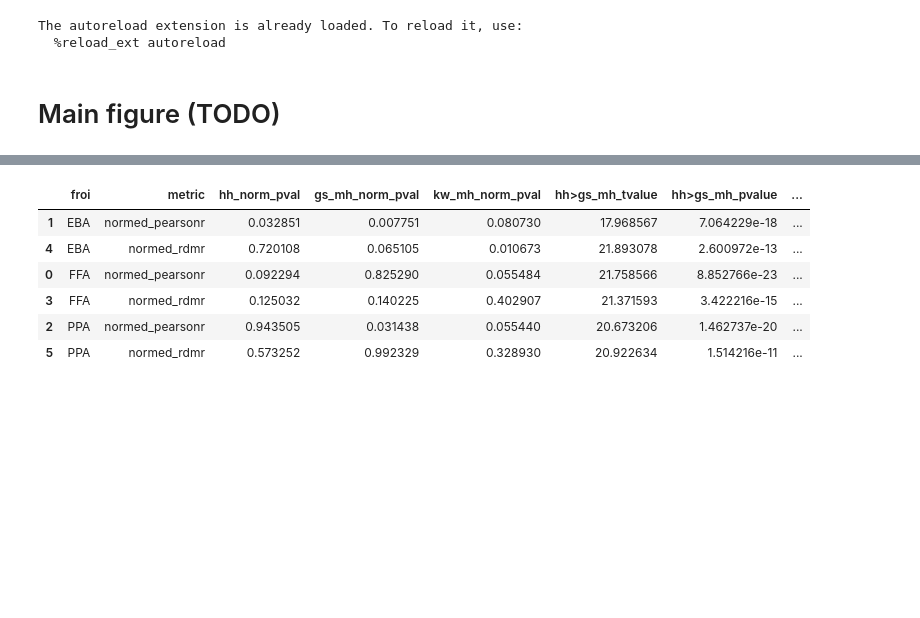
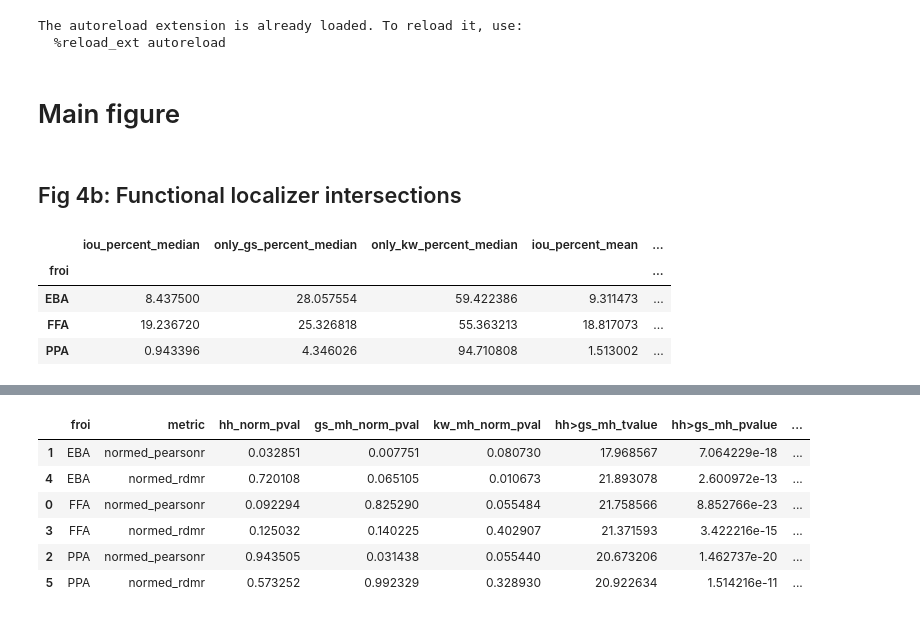
Before and after one commit to murtylab/comparing-category-selectivity, a Jupyter notebook: preprint/preprint_figs_section4.ipynb, the cells around one changed output, grey strips where cells are left out. Cells and saved outputs as stored; diff of their text form; code cells hidden in the pictures; blank space fills up the shorter version.

```diff
--- a/preprint/preprint_figs_section4.ipynb
+++ b/preprint/preprint_figs_section4.ipynb
@@ -68,4 +69,6 @@ def get_shades(hex_color, n=5, lighten_limit=0.25, darken_limit=0.75):
         colors.append(np.clip(new_rgb, 0, 1))
     return colors
 # %% [markdown]
-# Main figure (TODO)
+# Main figure
+# %% [markdown]
+## Fig 4b: Functional localizer intersections
@@ -71,0 +126,25 @@ def get_shades(hex_color, n=5, lighten_limit=0.25, darken_limit=0.75):
+# %%
+localizer_intersection_df_grouped = (
+    localizer_intersection_df.groupby('froi')
+    .agg(
+        iou_percent_median=('iou_percent', 'median'),
+        only_gs_percent_median=('only_gs_percent', 'median'),
+        only_kw_percent_median=('only_kw_percent', 'median'),
+        iou_percent_mean=('iou_percent', 'mean'),
+        only_gs_percent_mean=('only_gs_percent', 'mean'),
+        only_kw_percent_mean=('only_kw_percent', 'mean'),
+    )
+    .reset_index()
+).set_index('froi')
+display(localizer_intersection_df_grouped)
+# 	iou_percent_median	only_gs_percent_median	only_kw_percent_median	iou_percent_mean	only_gs_percent_mean	only_kw_percent_mean
+# froi
+# EBA	8.437500	28.057554	59.422386	9.311473	30.156815	60.531712
+# FFA	19.236720	25.326818	55.363213	18.817073	25.711416	55.471511
+# PPA	0.943396	4.346026	94.710808	1.513002	7.027485	91.459512
+# %% [output]
+|  | iou_percent_median | only_gs_percent_median | only_kw_percent_median | iou_percent_mean | ... |
+| froi |  |  |  |  | ... |
+| EBA | 8.437500 | 28.057554 | 59.422386 | 9.311473 | ... |
+| FFA | 19.236720 | 25.326818 | 55.363213 | 18.817073 | ... |
+| PPA | 0.943396 | 4.346026 | 94.710808 | 1.513002 | ... |
```
Also changed, not shown: parts of 5 cells of this notebook.
